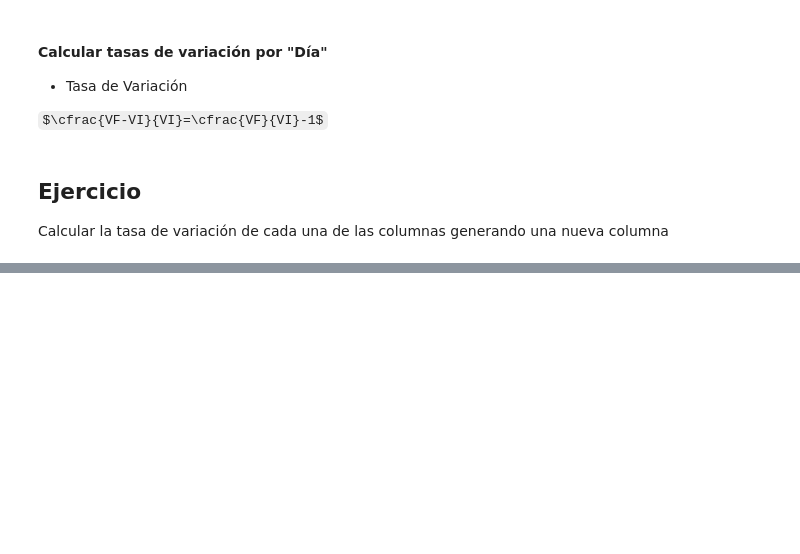
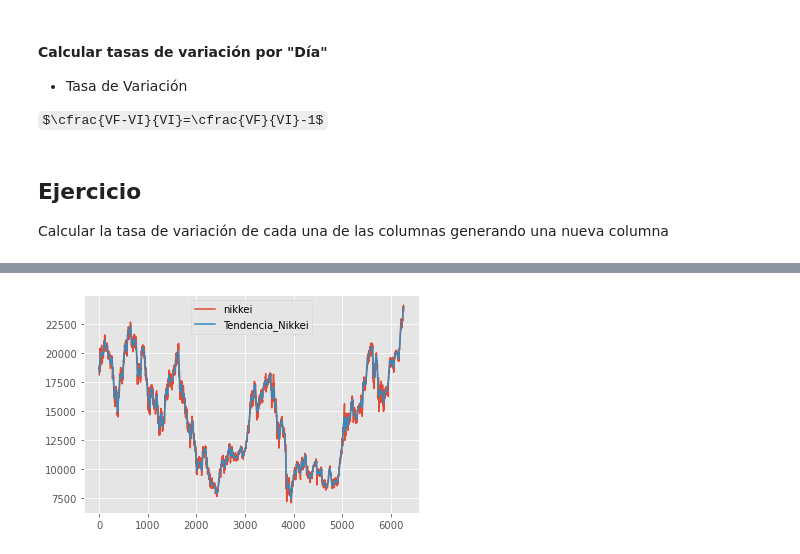
Before and after one commit to felixballestergoytia/Bootcamp_Sep2022, a Jupyter notebook: Seires Temporales/series_Temporales.ipynb, the cells around one changed output, grey strips where cells are left out. Drawn from its saved outputs; the diff is of its cells as text; code cells hidden in the pictures; some formulas as TeX source; blank space fills up the shorter version.

```diff
--- a/Seires Temporales/series_Temporales.ipynb
+++ b/Seires Temporales/series_Temporales.ipynb
@@ -237,0 +240,2 @@ Calcular la tasa de variación de cada una de las columnas generando una nueva c
+# %%
+df["nikkei_lag1"]=df["nikkei"].shift(1)
@@ -237,0 +257,8 @@ Calcular la tasa de variación de cada una de las columnas generando una nueva c
+# %%
+ciclo,tendencia=sm.tsa.filters.hpfilter(df["nikkei"])
+# %%
+df["Tendencia_Nikkei"]=tendencia
+# %%
+df[["nikkei","Tendencia_Nikkei"]].plot();
+# %% [output]
+[figure, added]
```
Also changed, not shown: parts of 29 cells of this notebook.
